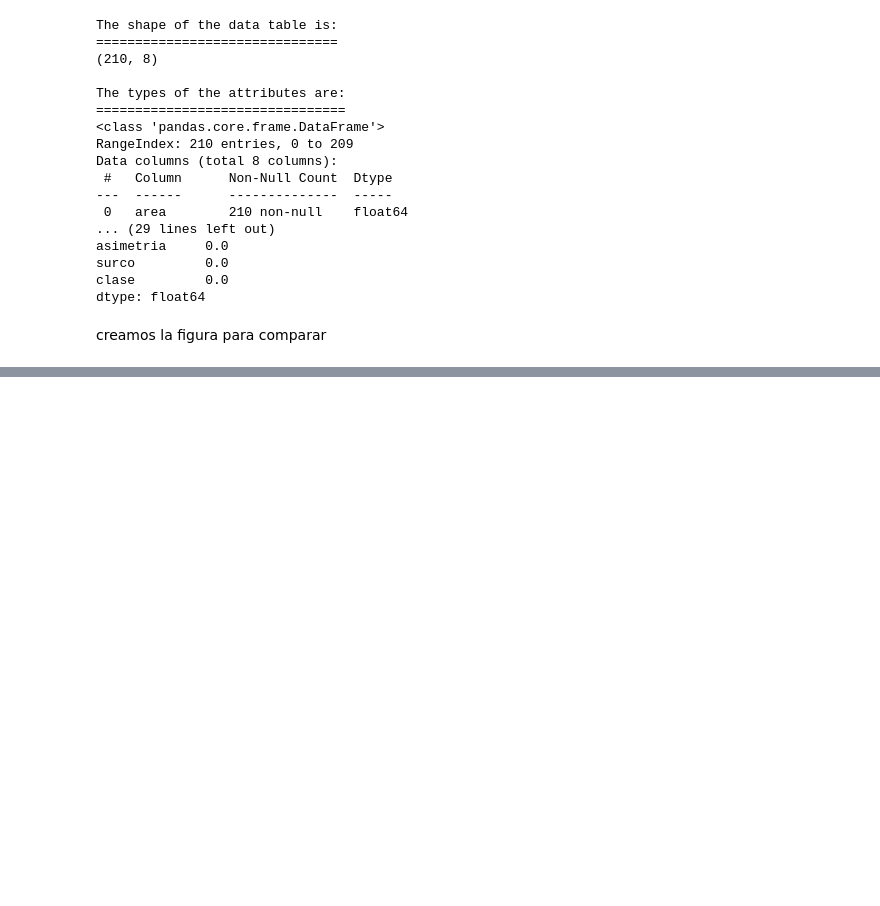
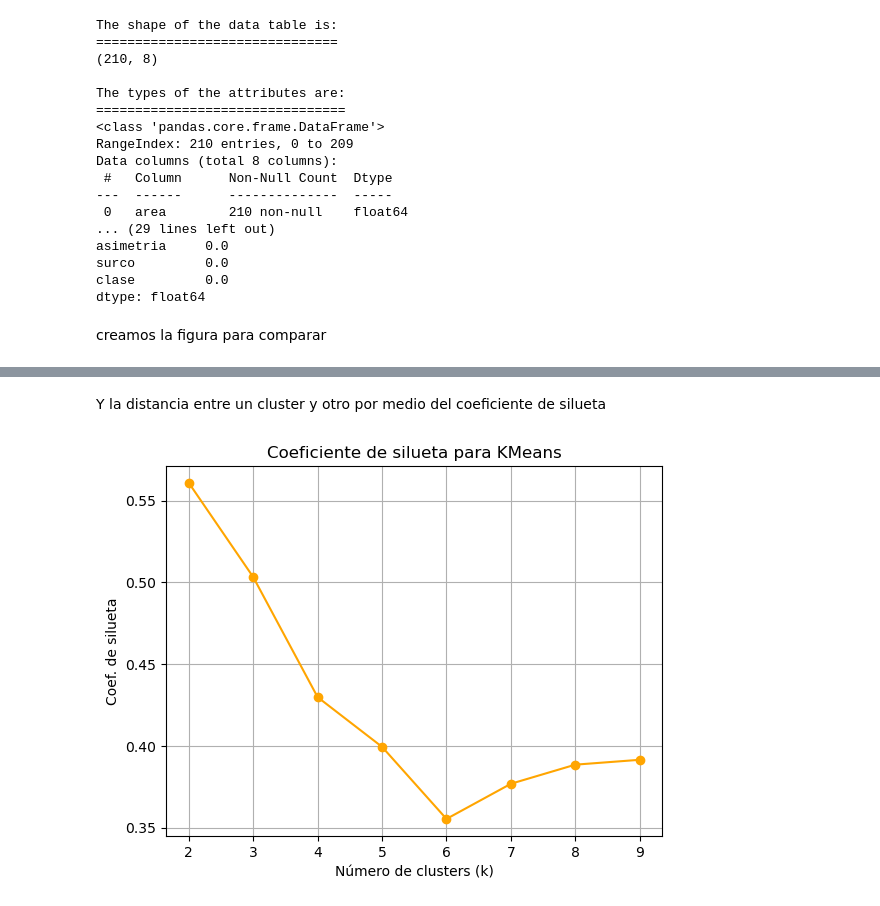
Before and after one commit to 100478705/Grupo25_practica2, a Jupyter notebook: Notebook1.ipynb, the cells around one changed output, grey strips where cells are left out. Cells and saved outputs as stored; diff of their text form; code cells hidden in the pictures; blank space fills up the shorter version.

```diff
--- a/Notebook1.ipynb
+++ b/Notebook1.ipynb
@@ -135,0 +178,13 @@ X_pca = pca.fit_transform(X_scaled)
+# %% [markdown]
+Y la distancia entre un cluster y otro por medio del coeficiente de silueta
+# %%
+# Gráfico del coeficiente de silueta
+plt.figure()
+plt.plot(K, silhouette, 'o-', color='orange')
+plt.xlabel('Número de clusters (k)')
+plt.ylabel('Coef. de silueta')
+plt.title('Coeficiente de silueta para KMeans')
+plt.grid()
+plt.show()
+# %% [output]
+[figure, added]
```
Also changed, not shown: parts of 7 cells of this notebook, 1 other file.
